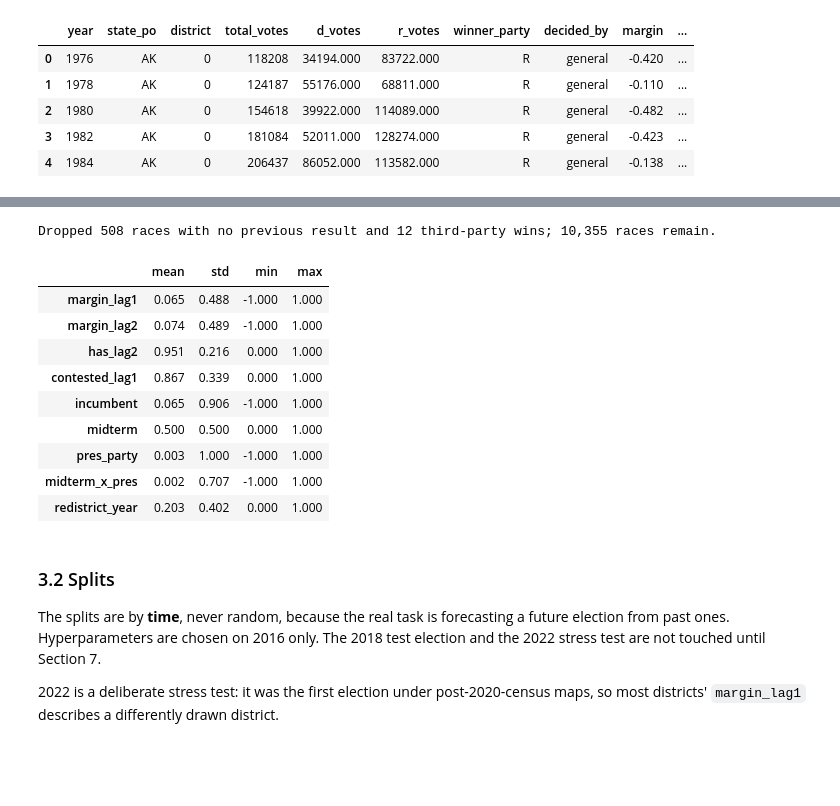
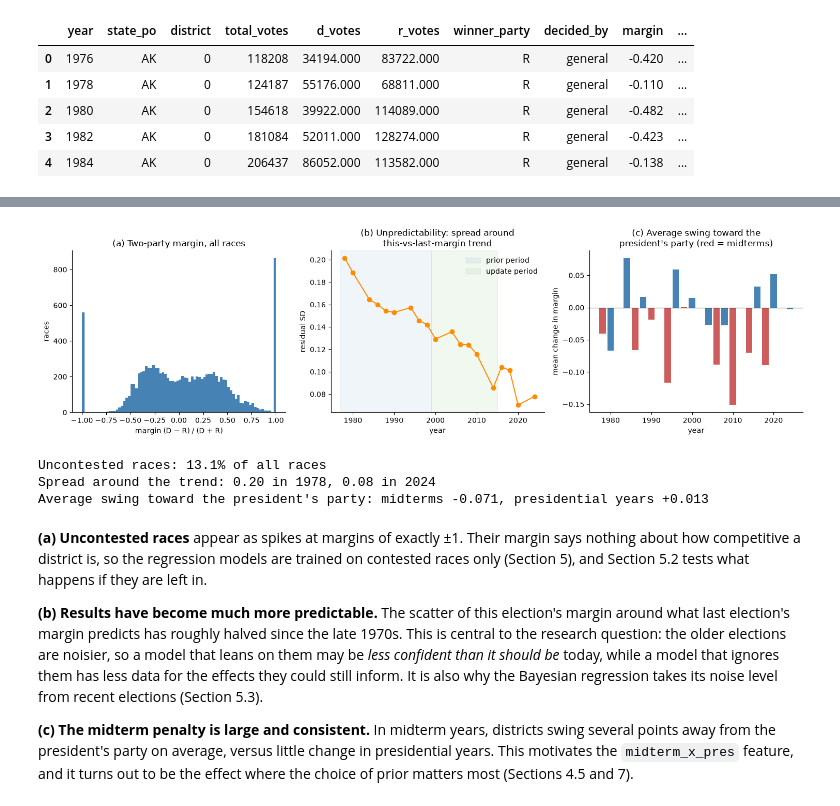
Before and after one commit to f008g9c/cosc274-house-elections, a Jupyter notebook: notebooks/02_models.ipynb, the cells around one changed output, grey strips where cells are left out. Saved outputs shown, nothing was run; the diff lists cells and outputs as text; code cells hidden in the pictures; blank space fills up the shorter version.

Commit message:
update models notebook

```diff
--- a/notebooks/02_models.ipynb
+++ b/notebooks/02_models.ipynb
@@ -119,41 +116,46 @@ Races won by a third-party or independent candidate (12 in total, 8 of them Bern
 # %%
-FEATURES = ["margin_lag1", "margin_lag2", "has_lag2", "contested_lag1",
-            "incumbent", "midterm", "pres_party", "midterm_x_pres", "redistrict_year"]
+r = races.copy()
+for col in ["contested", "contested_lag1"]:
+    r[col] = r[col].astype(str).str.upper().eq("TRUE")
+both = r[r["contested"] & r["contested_lag1"] & (r["redistrict_year"] == 0) & (r["winner_party"] != "O")]
 
-def as_int_flag(s):
-    # CSV booleans can load as bools or strings depending on missing values; normalise to 0/1.
-    return s.astype(str).str.upper().eq("TRUE").astype(int)
+resid_sd = {}
+for yr, sub in both.groupby("year"):
+    slope, intercept = np.polyfit(sub["margin_lag1"], sub["margin"], 1)
+    resid_sd[yr] = (sub["margin"] - (intercept + slope * sub["margin_lag1"])).std()
+resid_sd = pd.Series(resid_sd)
+swing = ((both["margin"] - both["margin_lag1"]) * both["pres_party"]).groupby(both["year"]).mean()
 
-df = races.copy()
-df["contested"] = as_int_flag(df["contested"]).astype(bool)
+fig, axes = plt.subplots(1, 3, figsize=(15, 4.3))
+axes[0].hist(r["margin"].dropna(), bins=80, color="steelblue")
+axes[0].set(title="(a) Two-party margin, all races", xlabel="margin (D − R) / (D + R)", ylabel="races")
 
-no_lag = df["margin_lag1"].isna()
-third_party = df["winner_party"] == "O"
-df = df[~no_lag & ~third_party].copy()
+axes[1].plot(resid_sd.index, resid_sd.values, marker="o", color="darkorange")
+axes[1].axvspan(1977, 1999, color="tab:blue", alpha=0.07, label="prior period")
+axes[1].axvspan(1999, 2015, color="tab:green", alpha=0.07, label="update period")
+axes[1].set(title="(b) Unpredictability: spread around\nthis-vs-last-margin trend", xlabel="year", ylabel="residual SD")
+axes[1].legend(frameon=False)
 
-df["has_lag2"] = df["margin_lag2"].notna().astype(int)
-df["margin_lag2"] = df["margin_lag2"].fillna(df["margin_lag1"])
-df["contested_lag1"] = as_int_flag(df["contested_lag1"])
-df["competitive"] = df["contested"] & (df["margin"].abs() < 0.10)
+axes[2].bar(swing.index, swing.values, width=1.6,
+            color=["indianred" if yr % 4 == 2 else "steelblue" for yr in swing.index])
+axes[2].axhline(0, color="black", linewidth=0.8)
+axes[2].set(title="(c) Average swing toward the\npresident's party (red = midterms)", xlabel="year",
+            ylabel="mean change in margin")
+fig.tight_layout(); fig.savefig(FIGS / "exploration_summary.png", dpi=150)
+plt.show()
 
-print(f"Dropped {no_lag.sum():,} races with no previous result and "
-      f"{(third_party & ~no_lag).sum()} third-party wins; {len(df):,} races remain.")
-df[FEATURES].describe().T[["mean", "std", "min", "max"]]
+print(f"Uncontested races: {1 - r['contested'].mean():.1%} of all races")
+print(f"Spread around the trend: {resid_sd.iloc[0]:.2f} in {resid_sd.index[0]}, {resid_sd.iloc[-1]:.2f} in {resid_sd.index[-1]}")
+print(f"Average swing toward the president's party: midterms {swing[swing.index % 4 == 2].mean():+.3f}, "
+      f"presidential years {swing[swing.index % 4 == 0].mean():+.3f}")
 # %% [output]
+[figure, added]
-Dropped 508 races with no previous result and 12 third-party wins; 10,355 races remain.
+Uncontested races: 13.1% of all races
+Spread around the trend: 0.20 in 1978, 0.08 in 2024
+Average swing toward the president's party: midterms -0.071, presidential years +0.013
-|  | mean | std | min | max |
-| margin_lag1 | 0.065 | 0.488 | -1.000 | 1.000 |
-| margin_lag2 | 0.074 | 0.489 | -1.000 | 1.000 |
-| has_lag2 | 0.951 | 0.216 | 0.000 | 1.000 |
-| contested_lag1 | 0.867 | 0.339 | 0.000 | 1.000 |
-| incumbent | 0.065 | 0.906 | -1.000 | 1.000 |
-| midterm | 0.500 | 0.500 | 0.000 | 1.000 |
-| pres_party | 0.003 | 1.000 | -1.000 | 1.000 |
-| midterm_x_pres | 0.002 | 0.707 | -1.000 | 1.000 |
-| redistrict_year | 0.203 | 0.402 | 0.000 | 1.000 |
 # %% [markdown]
-### 3.2 Splits
+**(a) Uncontested races** appear as spikes at margins of exactly ±1. Their margin says nothing about how competitive a district is, so the regression models are trained on contested races only (Section 5), and Section 5.2 tests what happens if they are left in.
 
-The splits are by **time**, never random, because the real task is forecasting a future election from past ones. Hyperparameters are chosen on 2016 only. The 2018 test election and the 2022 stress test are not touched until Section 7.
+**(b) Results have become much more predictable.** The scatter of this election's margin around what last election's margin predicts has roughly halved since the late 1970s. This is central to the research question: the older elections are noisier, so a model that leans on them may be *less confident than it should be* today, while a model that ignores them has less data for the effects they could still inform. It is also why the Bayesian regression takes its noise level from recent elections (Section 5.3).
 
-2022 is a deliberate stress test: it was the first election under post-2020-census maps, so most districts' `margin_lag1` describes a differently drawn district.
+**(c) The midterm penalty is large and consistent.** In midterm years, districts swing several points away from the president's party on average, versus little change in presidential years. This motivates the `midterm_x_pres` feature, and it turns out to be the effect where the choice of prior matters most (Sections 4.5 and 7).
```
Also changed, not shown: parts of 110 cells of this notebook.
